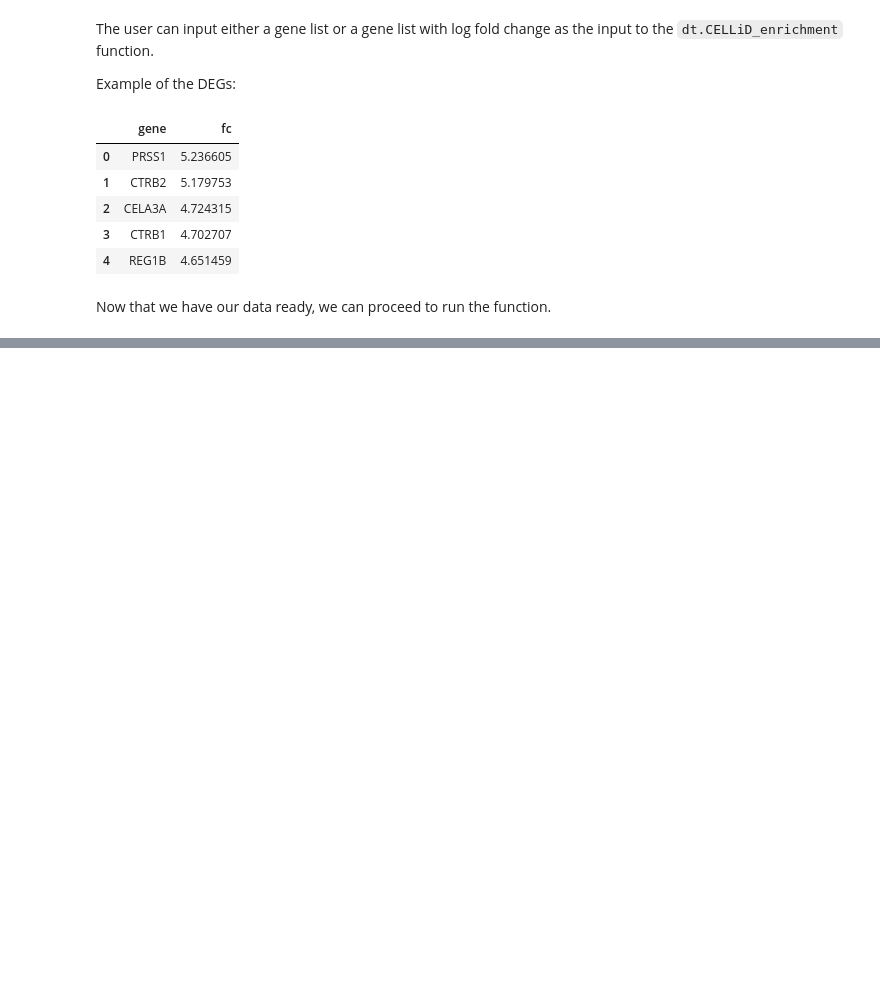
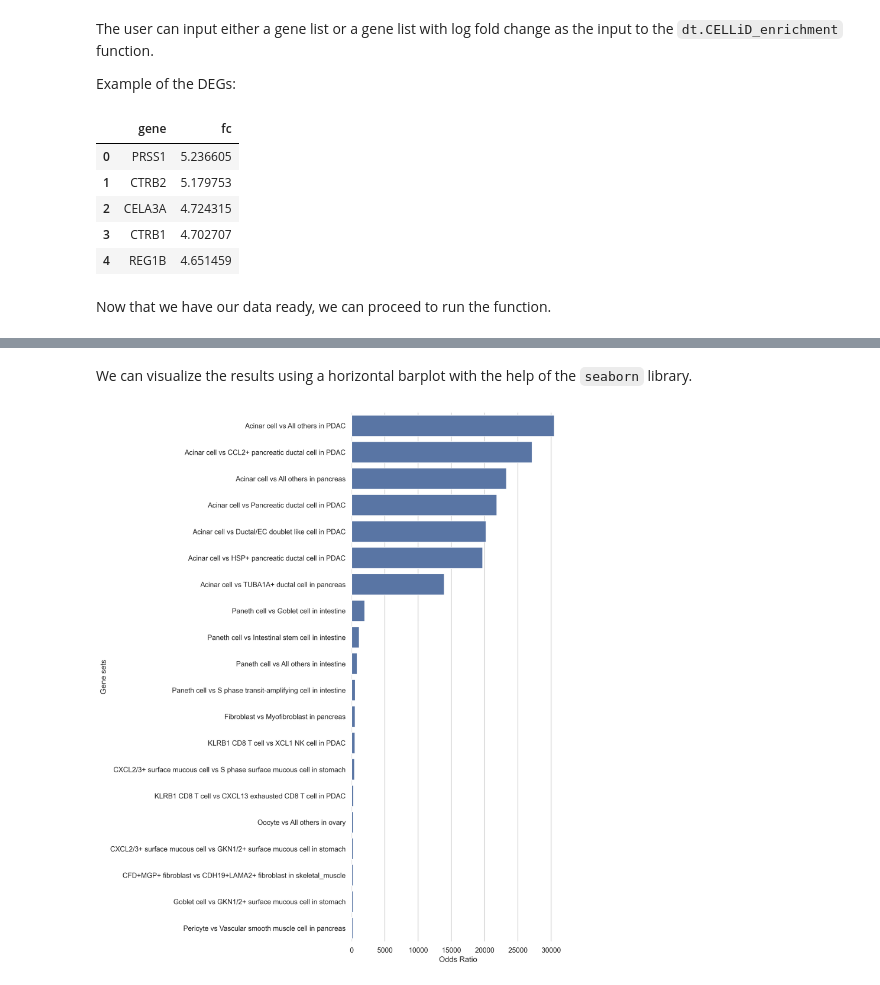
Before and after one commit to JinmiaoChenLab/DISCOtoolkit_py, a Jupyter notebook: docs/scEnrichment.ipynb, the cells around one changed output, grey strips where cells are left out. Cells and saved outputs as stored; diff of their text form; code cells hidden in the pictures; blank space fills up the shorter version.

Commit message:
complete adding some visualisation and extended example to the tutorial

```diff
--- a/docs/scEnrichment.ipynb
+++ b/docs/scEnrichment.ipynb
@@ -10,14 +10,23 @@ In this tutorial, we will provide a quick guideline for applying the scEnrichmen
 # for google colab
 # pip install discotoolkit
 # import package
+
 import discotoolkit as dt
 import scanpy as sc
 import pandas as pd
-import numpy as np
-import io
+import matplotlib.pyplot as plt
+import seaborn as sns
+
+# adding ignore warning to clean the code
+import warnings
+
+# Ignore all warnings
+warnings.filterwarnings('ignore')
 
 %load_ext autoreload
 %autoreload 2
+
+sns.set_theme(rc={'figure.dpi': 300})
 # %% [output]
 The autoreload extension is already loaded. To reload it, use:
   %reload_ext autoreload
@@ -69,3 +78,23 @@ results.head(10)
 | 18 | 0.0 | 1953.086 | Paneth cell vs Goblet cell in int... | REG3A,REG1B | 11184 | 2 | 50 |
 | 19 | 0.0 | 1139.309 | Paneth cell vs Intestinal stem ce... | REG3A,REG1B | 11184 | 2 | 62 |
 | 23 | 0.0 | 803.051 | Paneth cell vs All others in inte... | REG3A,REG1B | 11184 | 2 | 92 |
+# %% [markdown]
+We can visualize the results using a horizontal barplot with the help of the `seaborn` library.
+# %%
+# setting the theme to whitegrid
+sns.set_theme(style="whitegrid")
+
+# Initialize the matplotlib figure
+f, ax = plt.subplots(figsize=(6, 15))
+
+# plot only the top 20 results
+sns.barplot(x="or", y="name", data=results.head(20), color="b")
+
+# adding axis title
+ax.set(ylabel="Gene sets",
+       xlabel="Odds Ratio")
+
+# make the plot look cleaner and nicer
+sns.despine(left=True, bottom=True)
+# %% [output]
+[figure, added]
```
Also changed, not shown: parts of 1 cell of this notebook, 5 other files.
